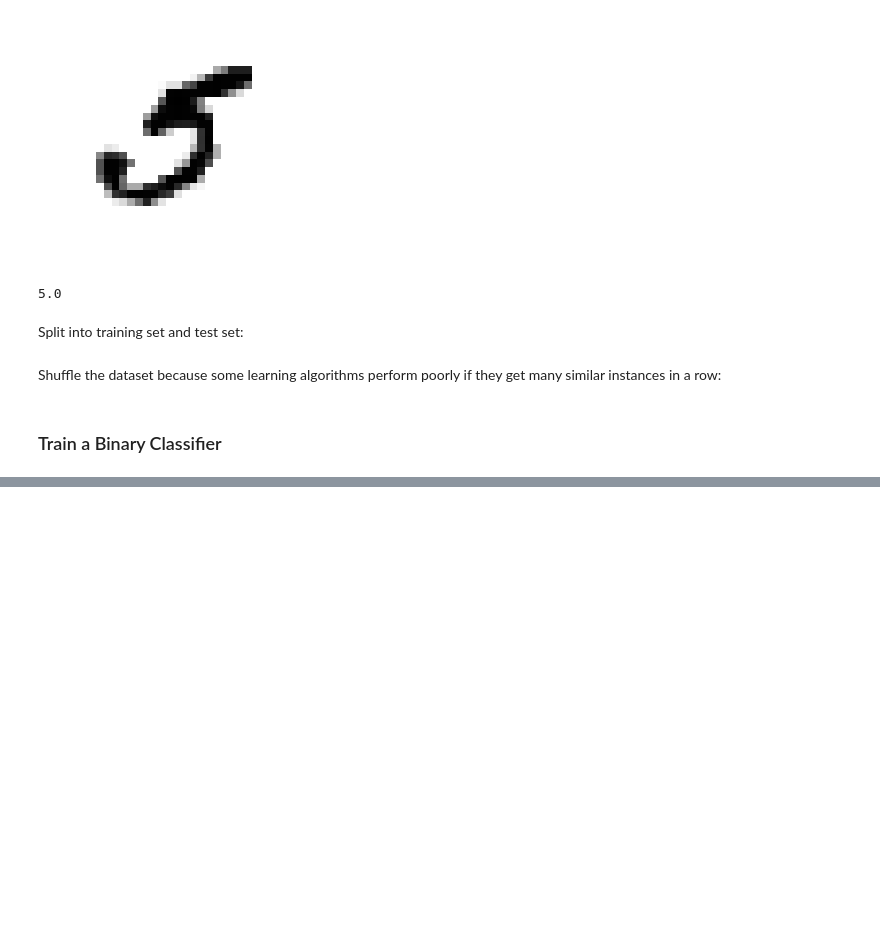
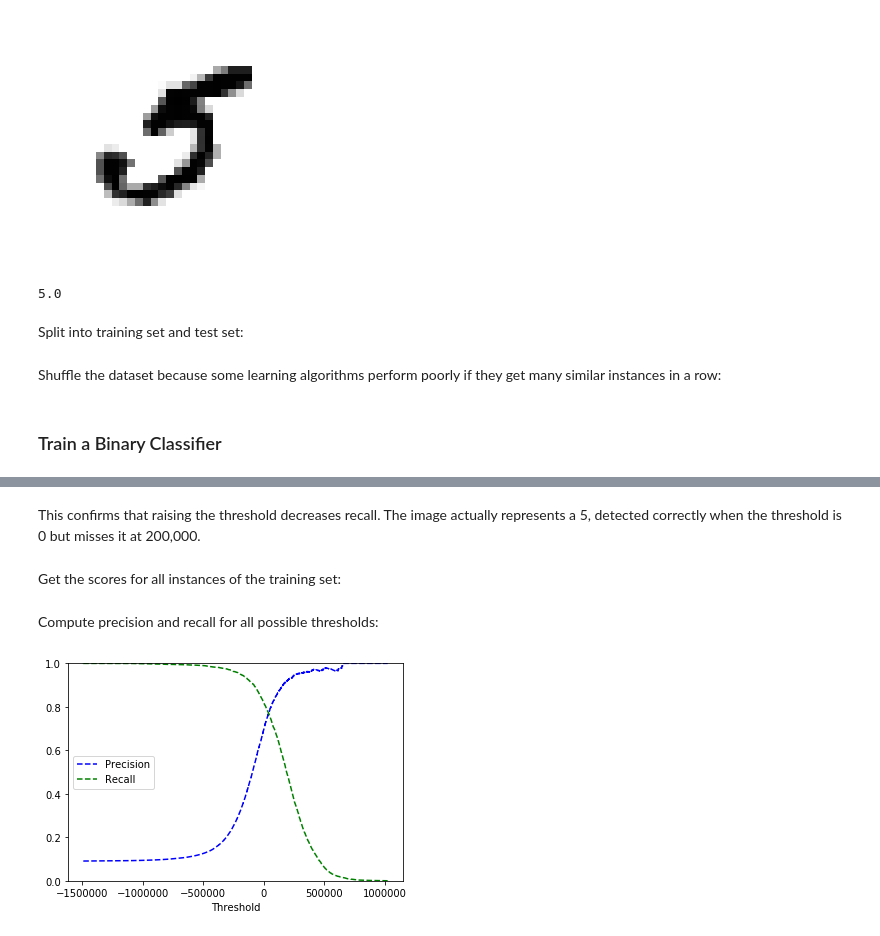
Before and after one commit to rgaquino/handson-ml-study, a Jupyter notebook: chapter_03.ipynb, the cells around one changed output, grey strips where cells are left out. Saved outputs shown, nothing was run; the diff lists cells and outputs as text; code cells hidden in the pictures; blank space fills up the shorter version.

```diff
--- a/chapter_03.ipynb
+++ b/chapter_03.ipynb
@@ -62,0 +65,3 @@ X_train, y_train = X_train[shuffle_index], y_train[shuffle_index]
+# %%
+y_train_5 = (y_train == 5) # true for all 5s
+y_test_5 = (y_test == 5)
@@ -62,0 +70,5 @@ X_train, y_train = X_train[shuffle_index], y_train[shuffle_index]
+# %%
+from sklearn.linear_model import SGDClassifier
+
+sgd_clf = SGDClassifier(random_state=42)
+sgd_clf.fit(X_train, y_train_5)
@@ -62,0 +174,24 @@ X_train, y_train = X_train[shuffle_index], y_train[shuffle_index]
+# %% [markdown]
+This confirms that raising the threshold decreases recall. The image actually represents a 5, detected correctly when the threshold is 0 but misses it at 200,000.
+# %% [markdown]
+Get the scores for all instances of the training set:
+# %%
+y_scores = cross_val_predict(sgd_clf, X_train, y_train_5, cv=3, method="decision_function")
+# %% [markdown]
+Compute precision and recall for all possible thresholds:
+# %%
+from sklearn.metrics import precision_recall_curve
+
+precisions, recalls, thresholds = precision_recall_curve(y_train_5, y_scores)
+# %%
+def plot_precision_recall_vs_threshold(precisions, recalls, thresholds):
+    plt.plot(thresholds, precisions[:-1], "b--", label="Precision")
+    plt.plot(thresholds, recalls[:-1], "g--", label="Recall")
+    plt.xlabel("Threshold")
+    plt.legend(loc="center left")
+    plt.ylim([0,1])
+
+plot_precision_recall_vs_threshold(precisions, recalls, thresholds)
+plt.show()
+# %% [output]
+[figure, added]
```
Also changed, not shown: parts of 81 cells of this notebook.
